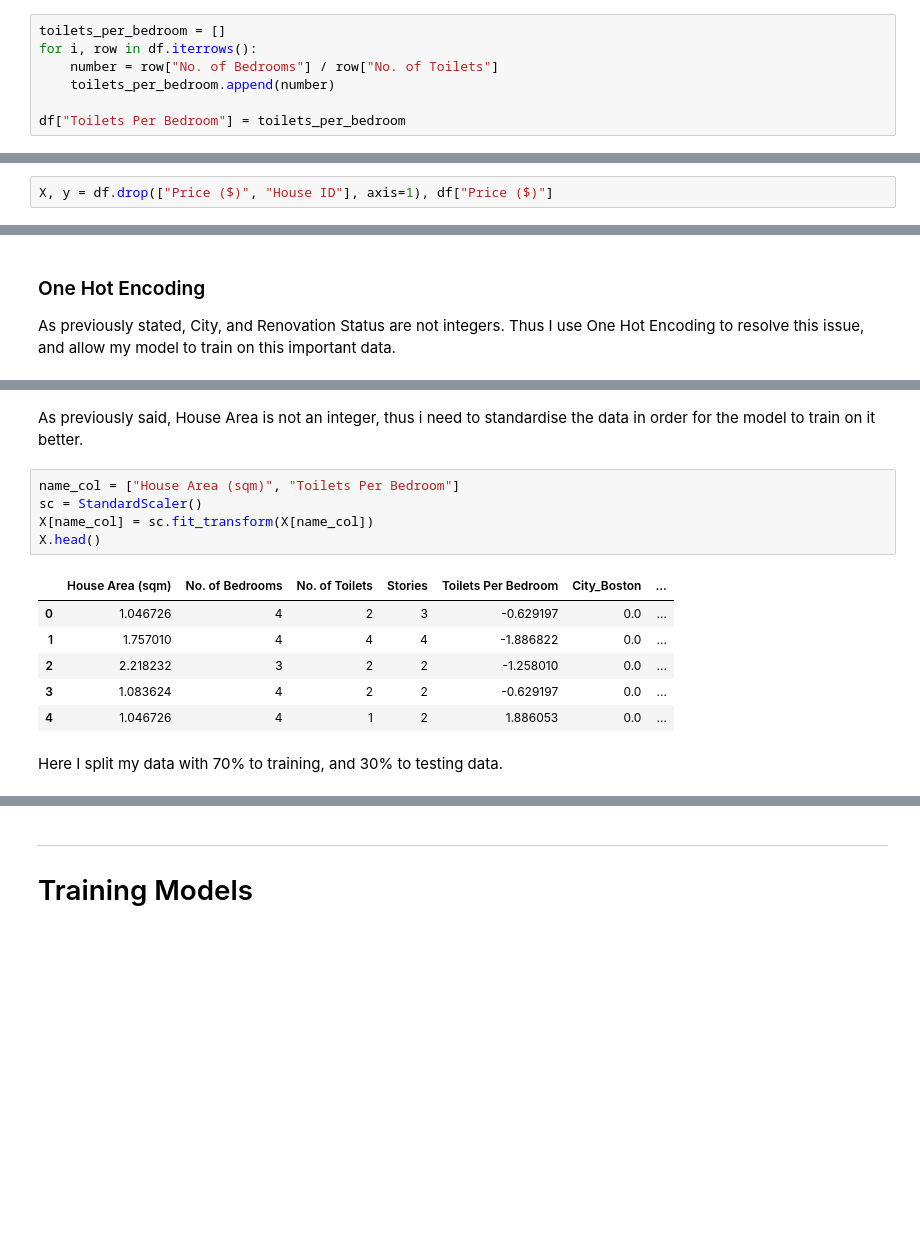
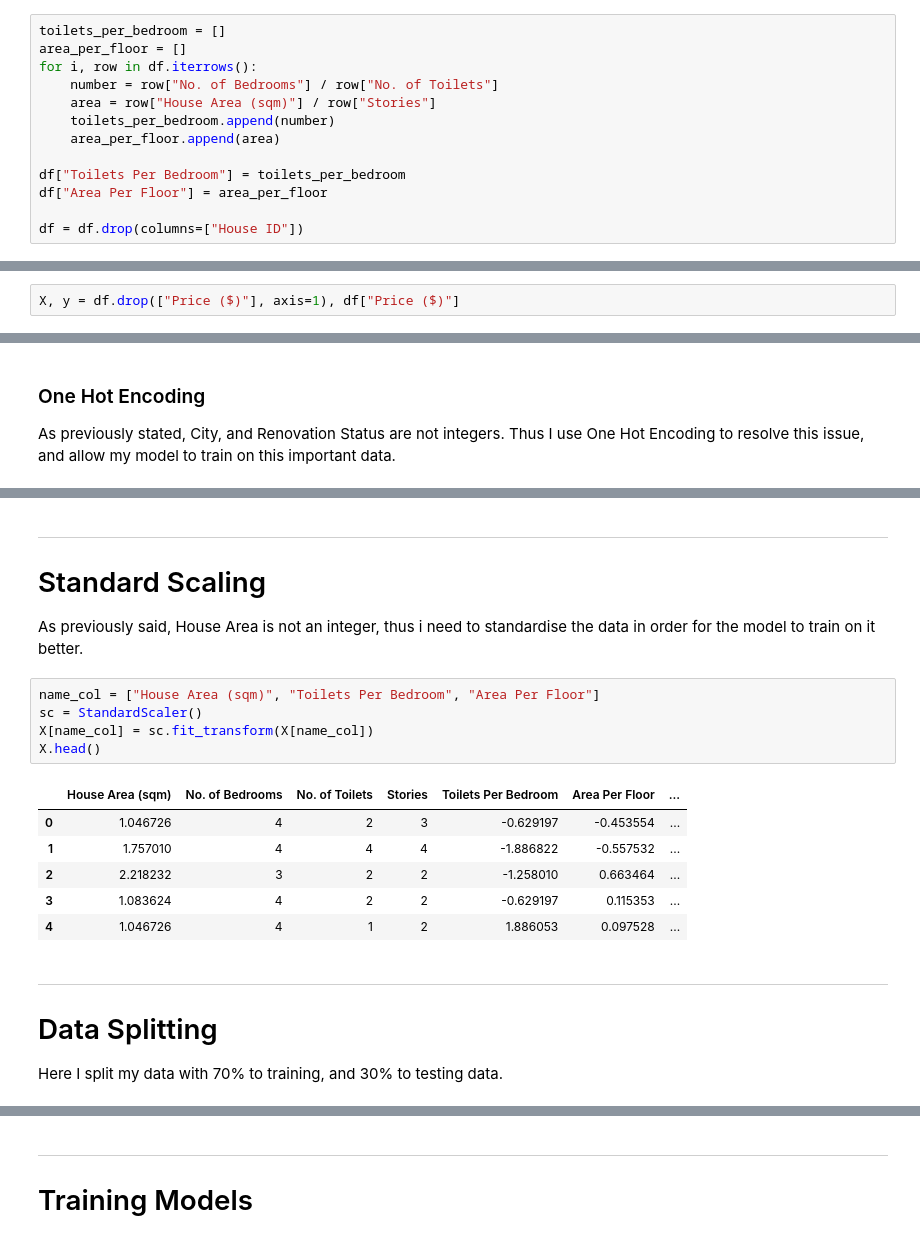
Before and after one commit to lightningsnorlax/AIML, a Jupyter notebook: CA1_Regression.ipynb, the cells around one changed output, grey strips where cells are left out. Drawn from its saved outputs; the diff is of its cells as text; blank space fills up the shorter version.

```diff
--- a/CA1_Regression.ipynb
+++ b/CA1_Regression.ipynb
@@ -272,7 +274,13 @@ ___
 # %%
 toilets_per_bedroom = []
+area_per_floor = []
 for i, row in df.iterrows():
     number = row["No. of Bedrooms"] / row["No. of Toilets"]
+    area = row["House Area (sqm)"] / row["Stories"]
     toilets_per_bedroom.append(number)
+    area_per_floor.append(area)
 
 df["Toilets Per Bedroom"] = toilets_per_bedroom
+df["Area Per Floor"] = area_per_floor
+
+df = df.drop(columns=["House ID"])
@@ -279,2 +303,2 @@ df["Toilets Per Bedroom"] = toilets_per_bedroom
 # %%
-X, y = df.drop(["Price ($)", "House ID"], axis=1), df["Price ($)"]
+X, y = df.drop(["Price ($)"], axis=1), df["Price ($)"]
@@ -316,18 +364,26 @@ display(X)
 # %% [markdown]
+___
+
+# Standard Scaling
+
 As previously said, House Area is not an integer, thus i need to standardise the data in order for the model to train on it better.
 # %%
-name_col = ["House Area (sqm)", "Toilets Per Bedroom"]
+name_col = ["House Area (sqm)", "Toilets Per Bedroom", "Area Per Floor"]
 sc = StandardScaler()
 X[name_col] = sc.fit_transform(X[name_col])
 X.head()
 # %% [output]
-|  | House Area (sqm) | No. of Bedrooms | No. of Toilets | Stories | Toilets Per Bedroom | City_Boston | ... |
-| 0 | 1.046726 | 4 | 2 | 3 | -0.629197 | 0.0 | ... |
-| 1 | 1.757010 | 4 | 4 | 4 | -1.886822 | 0.0 | ... |
-| 2 | 2.218232 | 3 | 2 | 2 | -1.258010 | 0.0 | ... |
-| 3 | 1.083624 | 4 | 2 | 2 | -0.629197 | 0.0 | ... |
-| 4 | 1.046726 | 4 | 1 | 2 | 1.886053 | 0.0 | ... |
+|  | House Area (sqm) | No. of Bedrooms | No. of Toilets | Stories | Toilets Per Bedroom | Area Per Floor | ... |
+| 0 | 1.046726 | 4 | 2 | 3 | -0.629197 | -0.453554 | ... |
+| 1 | 1.757010 | 4 | 4 | 4 | -1.886822 | -0.557532 | ... |
+| 2 | 2.218232 | 3 | 2 | 2 | -1.258010 | 0.663464 | ... |
+| 3 | 1.083624 | 4 | 2 | 2 | -0.629197 | 0.115353 | ... |
+| 4 | 1.046726 | 4 | 1 | 2 | 1.886053 | 0.097528 | ... |
 # %% [markdown]
+___
+
+# Data Splitting
+
 Here I split my data with 70% to training, and 30% to testing data.
 # %%
 X_train, X_test, y_train, y_test = train_test_split(
```
Also changed, not shown: parts of 62 cells of this notebook, 8 other files.
